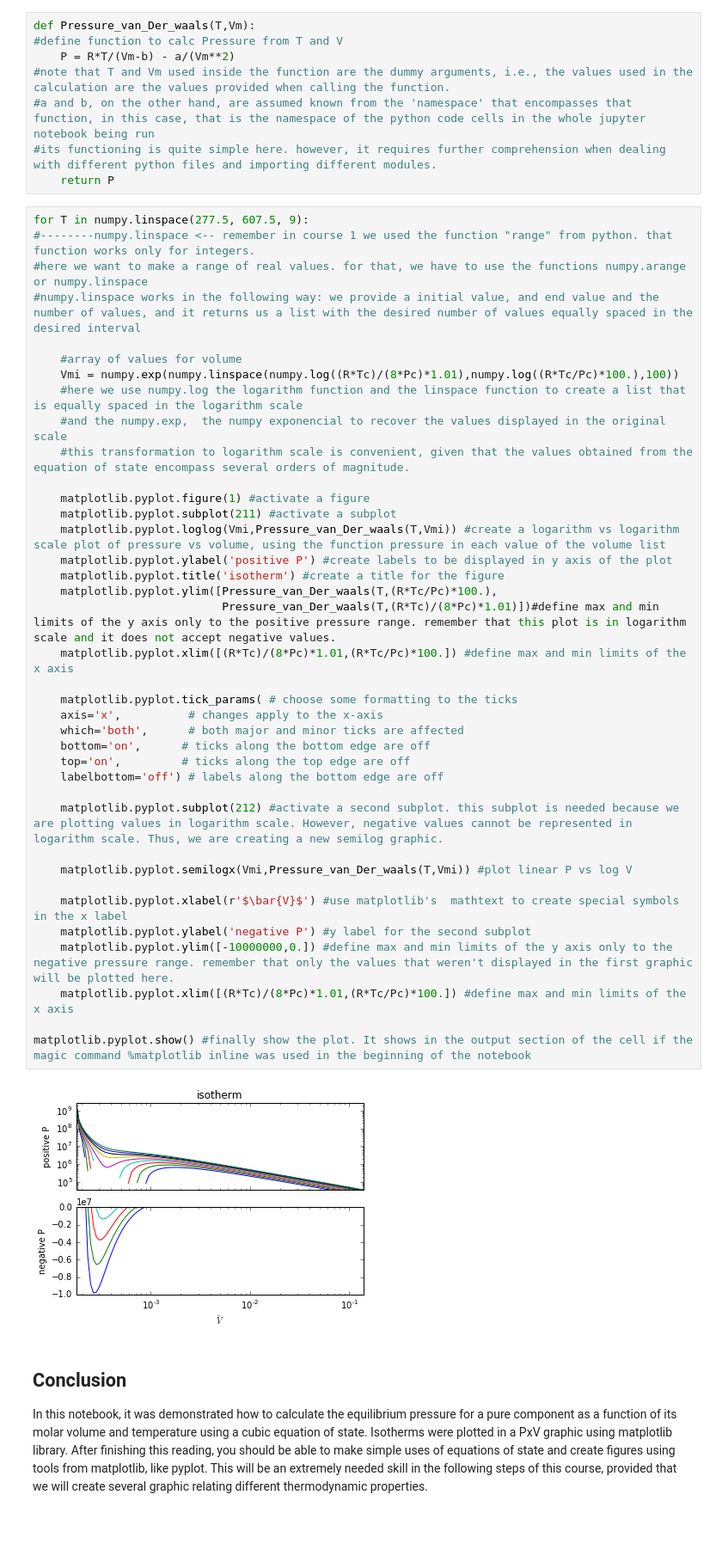
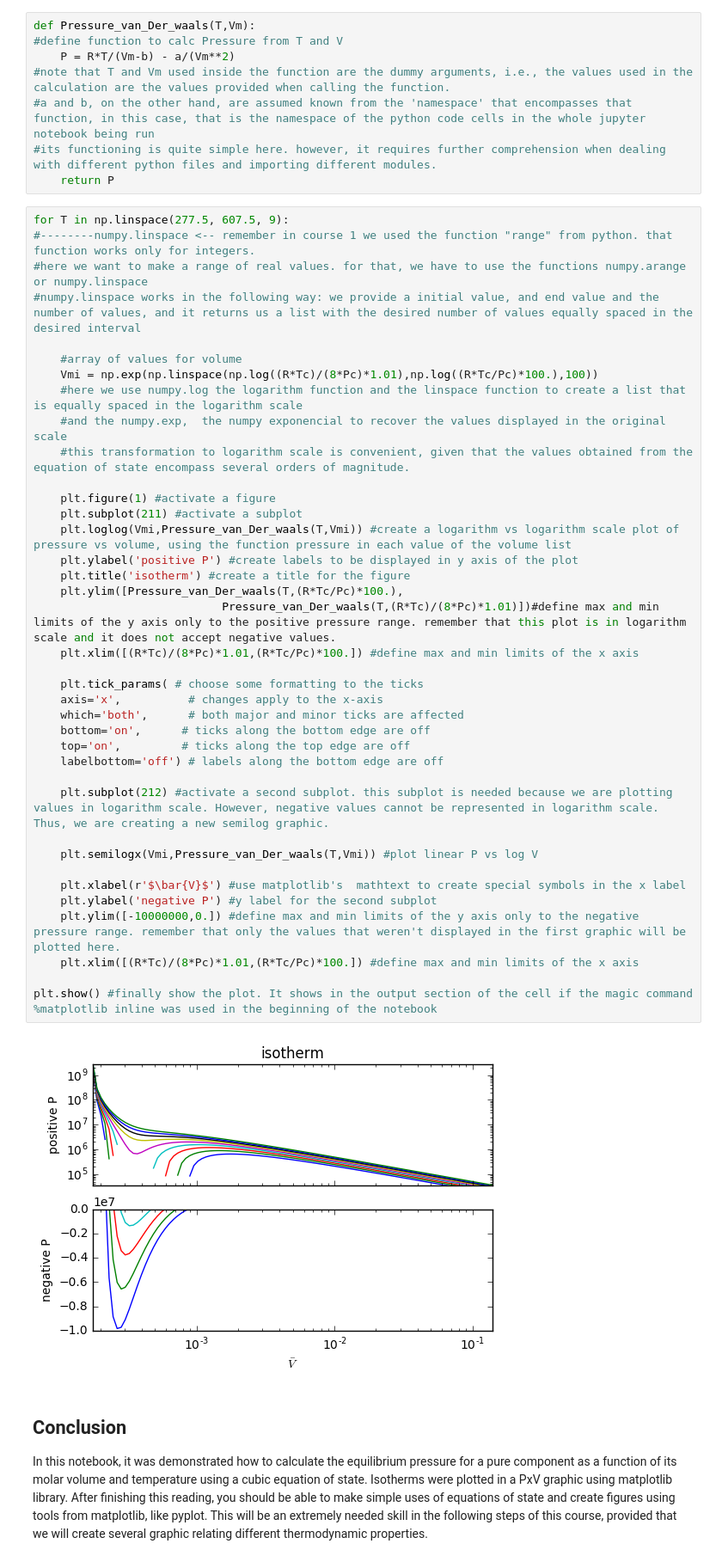
Before and after one commit to iurisegtovich/PyTherm-applied-thermodynamics, a Jupyter notebook: Get_involved/1_Beginner/2_numpy,_matplotlib_and_the_van_der_Waals_Equation_of_State_isotherms.ipynb, the cells around one changed output. Shown at 86% size. Drawn from its saved outputs; the diff is of its cells as text; blank space fills up the shorter version.

Commit message:
NumPy/Matplotlib conventions update

```diff
--- a/Get_involved/1_Beginner/2_numpy,_matplotlib_and_the_van_der_Waals_Equation_of_State_isotherms.ipynb
+++ b/Get_involved/1_Beginner/2_numpy,_matplotlib_and_the_van_der_Waals_Equation_of_State_isotherms.ipynb
@@ -95,45 +95,45 @@ def Pressure_van_Der_waals(T,Vm):
 #its functioning is quite simple here. however, it requires further comprehension when dealing with different python files and importing different modules.
     return P
 # %%
-for T in numpy.linspace(277.5, 607.5, 9):
+for T in np.linspace(277.5, 607.5, 9):
 #--------numpy.linspace <-- remember in course 1 we used the function "range" from python. that function works only for integers.
 #here we want to make a range of real values. for that, we have to use the functions numpy.arange or numpy.linspace
 #numpy.linspace works in the following way: we provide a initial value, and end value and the number of values, and it returns us a list with the desired number of values equally spaced in the desired interval
 
     #array of values for volume
-    Vmi = numpy.exp(numpy.linspace(numpy.log((R*Tc)/(8*Pc)*1.01),numpy.log((R*Tc/Pc)*100.),100))
+    Vmi = np.exp(np.linspace(np.log((R*Tc)/(8*Pc)*1.01),np.log((R*Tc/Pc)*100.),100))
     #here we use numpy.log the logarithm function and the linspace function to create a list that is equally spaced in the logarithm scale
     #and the numpy.exp,  the numpy exponencial to recover the values displayed in the original scale
     #this transformation to logarithm scale is convenient, given that the values obtained from the equation of state encompass several orders of magnitude.
 
-    matplotlib.pyplot.figure(1) #activate a figure
-    matplotlib.pyplot.subplot(211) #activate a subplot
-    matplotlib.pyplot.loglog(Vmi,Pressure_van_Der_waals(T,Vmi)) #create a logarithm vs logarithm scale plot of pressure vs volume, using the function pressure in each value of the volume list
-    matplotlib.pyplot.ylabel('positive P') #create labels to be displayed in y axis of the plot
-    matplotlib.pyplot.title('isotherm') #create a title for the figure
-    matplotlib.pyplot.ylim([Pressure_van_Der_waals(T,(R*Tc/Pc)*100.),
+    plt.figure(1) #activate a figure
+    plt.subplot(211) #activate a subplot
+    plt.loglog(Vmi,Pressure_van_Der_waals(T,Vmi)) #create a logarithm vs logarithm scale plot of pressure vs volume, using the function pressure in each value of the volume list
+    plt.ylabel('positive P') #create labels to be displayed in y axis of the plot
+    plt.title('isotherm') #create a title for the figure
+    plt.ylim([Pressure_van_Der_waals(T,(R*Tc/Pc)*100.),
                             Pressure_van_Der_waals(T,(R*Tc)/(8*Pc)*1.01)])#define max and min limits of the y axis only to the positive pressure range. remember that this plot is in logarithm scale and it does not accept negative values.
-    matplotlib.pyplot.xlim([(R*Tc)/(8*Pc)*1.01,(R*Tc/Pc)*100.]) #define max and min limits of the x axis
+    plt.xlim([(R*Tc)/(8*Pc)*1.01,(R*Tc/Pc)*100.]) #define max and min limits of the x axis
 
-    matplotlib.pyplot.tick_params( # choose some formatting to the ticks
+    plt.tick_params( # choose some formatting to the ticks
     axis='x',          # changes apply to the x-axis
     which='both',      # both major and minor ticks are affected
     bottom='on',      # ticks along the bottom edge are off
     top='on',         # ticks along the top edge are off
     labelbottom='off') # labels along the bottom edge are off
 
-    matplotlib.pyplot.subplot(212) #activate a second subplot. this subplot is needed because we are plotting values in logarithm scale. However, negative values cannot be represented in logarithm scale. Thus, we are creating a new semilog graphic.
+    plt.subplot(212) #activate a second subplot. this subplot is needed because we are plotting values in logarithm scale. However, negative values cannot be represented in logarithm scale. Thus, we are creating a new semilog graphic.
 
-    matplotlib.pyplot.semilogx(Vmi,Pressure_van_Der_waals(T,Vmi)) #plot linear P vs log V
+    plt.semilogx(Vmi,Pressure_van_Der_waals(T,Vmi)) #plot linear P vs log V
 
-    matplotlib.pyplot.xlabel(r'$\bar{V}$') #use matplotlib's  mathtext to create special symbols in the x label
-    matplotlib.pyplot.ylabel('negative P') #y label for the second subplot
-    matplotlib.pyplot.ylim([-10000000,0.]) #define max and min limits of the y axis only to the negative pressure range. remember that only the values that weren't displayed in the first graphic will be plotted here.
-    matplotlib.pyplot.xlim([(R*Tc)/(8*Pc)*1.01,(R*Tc/Pc)*100.]) #define max and min limits of the x axis
+    plt.xlabel(r'$\bar{V}$') #use matplotlib's  mathtext to create special symbols in the x label
+    plt.ylabel('negative P') #y label for the second subplot
+    plt.ylim([-10000000,0.]) #define max and min limits of the y axis only to the negative pressure range. remember that only the values that weren't displayed in the first graphic will be plotted here.
+    plt.xlim([(R*Tc)/(8*Pc)*1.01,(R*Tc/Pc)*100.]) #define max and min limits of the x axis
 
-matplotlib.pyplot.show() #finally show the plot. It shows in the output section of the cell if the magic command %matplotlib inline was used in the beginning of the notebook
+plt.show() #finally show the plot. It shows in the output section of the cell if the magic command %matplotlib inline was used in the beginning of the notebook
 # %% [output]
-[figure, old version]
+[figure, new version]
 # %% [markdown]
 ## Conclusion
 In this notebook, it was demonstrated how to calculate the equilibrium pressure for a pure component as a function of its molar volume and temperature using a cubic equation of state. Isotherms were plotted in a PxV graphic using matplotlib library. After finishing this reading, you should be able to make simple uses of equations of state and create figures using tools from matplotlib, like pyplot. This will be an extremely needed skill in the following steps of this course, provided that we will create several graphic relating different thermodynamic properties.
```
Also changed, not shown: parts of 3 cells of this notebook, 2 other files.
